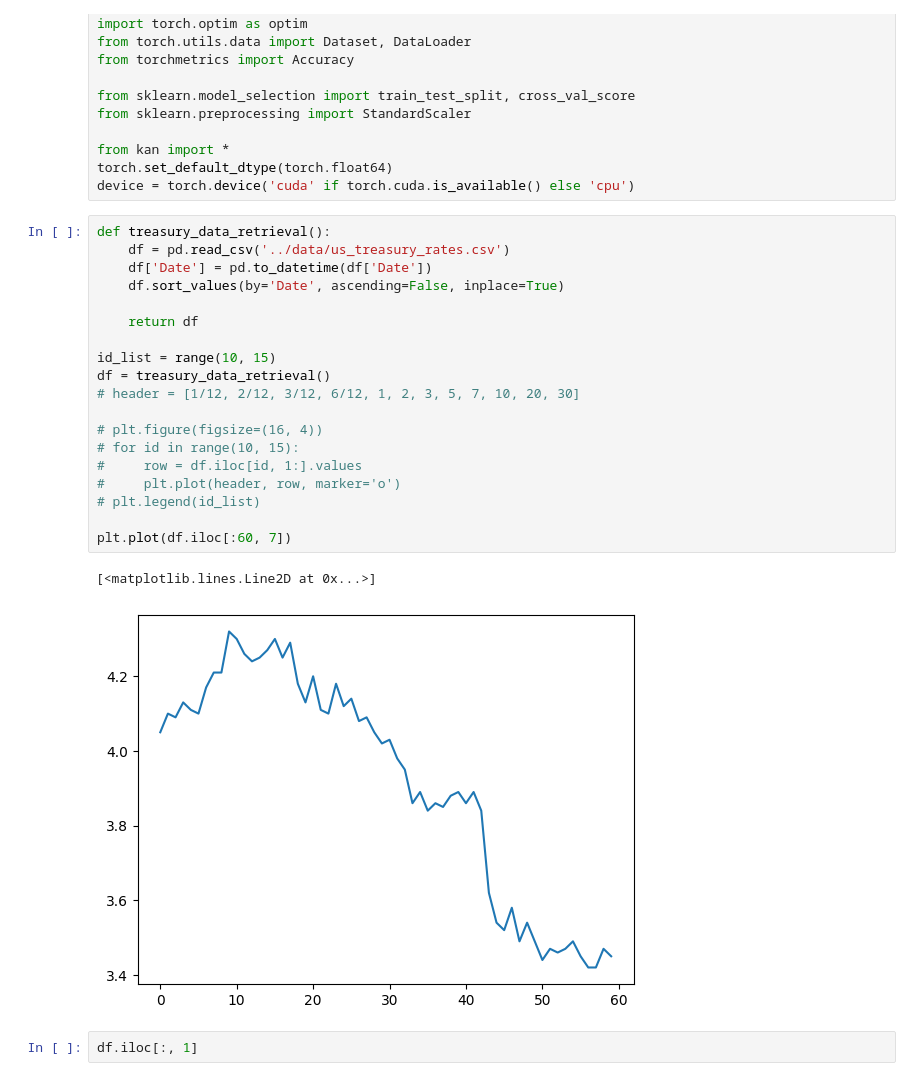
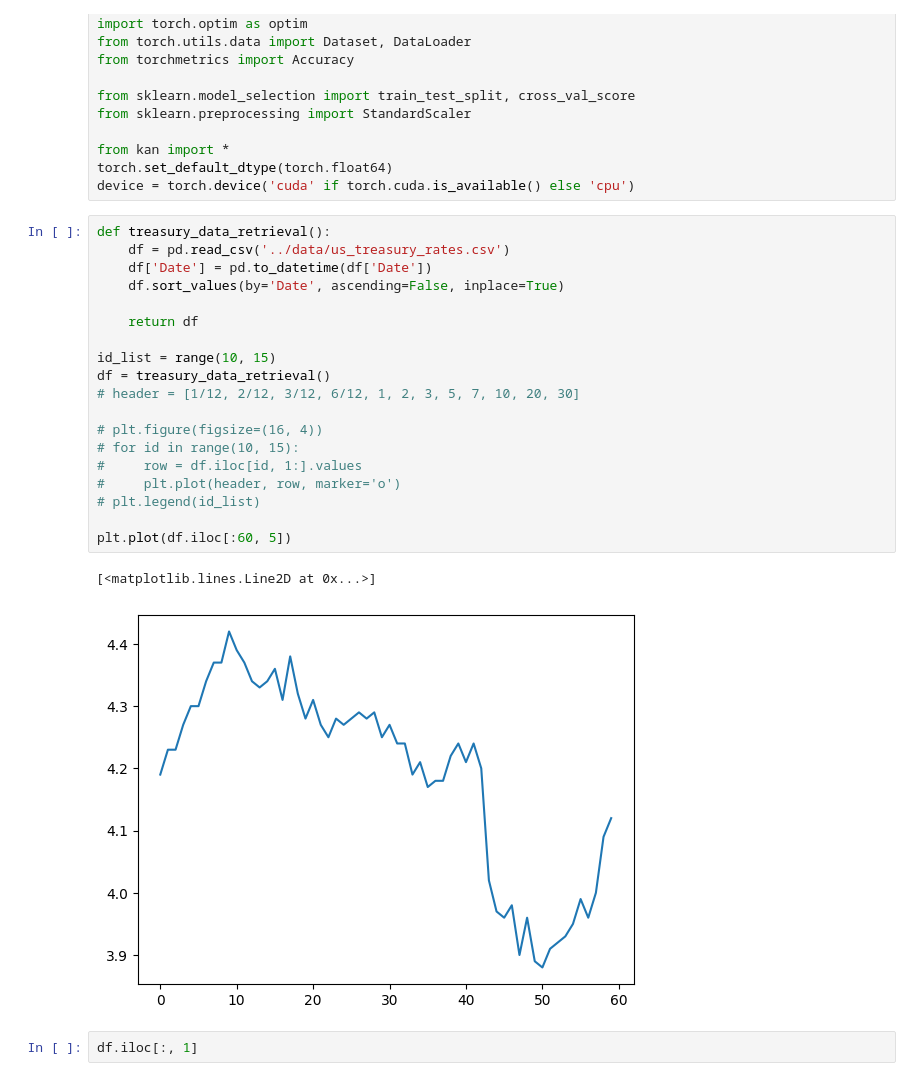
Before and after one commit to QuanPham19/functional-kan, a Jupyter notebook: phase_1/notebooks_treasury/treasury_eda.ipynb, the cells around one changed output. Saved outputs shown, nothing was run; the diff lists cells and outputs as text.

```diff
--- a/phase_1/notebooks_treasury/treasury_eda.ipynb
+++ b/phase_1/notebooks_treasury/treasury_eda.ipynb
@@ -20,25 +20,25 @@ device = torch.device('cuda' if torch.cuda.is_available() else 'cpu')
 # %%
 def treasury_data_retrieval():
     df = pd.read_csv('../data/us_treasury_rates.csv')
     df['Date'] = pd.to_datetime(df['Date'])
     df.sort_values(by='Date', ascending=False, inplace=True)
 
     return df
 
 id_list = range(10, 15)
 df = treasury_data_retrieval()
 # header = [1/12, 2/12, 3/12, 6/12, 1, 2, 3, 5, 7, 10, 20, 30]
 
 # plt.figure(figsize=(16, 4))
 # for id in range(10, 15):
 #     row = df.iloc[id, 1:].values
 #     plt.plot(header, row, marker='o')
 # plt.legend(id_list)
 
-plt.plot(df.iloc[:60, 7])
+plt.plot(df.iloc[:60, 5])
 # %% [output]
 [<matplotlib.lines.Line2D at 0x...>]
-[figure, old version]
+[figure, new version]
 # %%
 df.iloc[:, 1]
 # %% [output]
```
Also changed, not shown: 6 other files.
